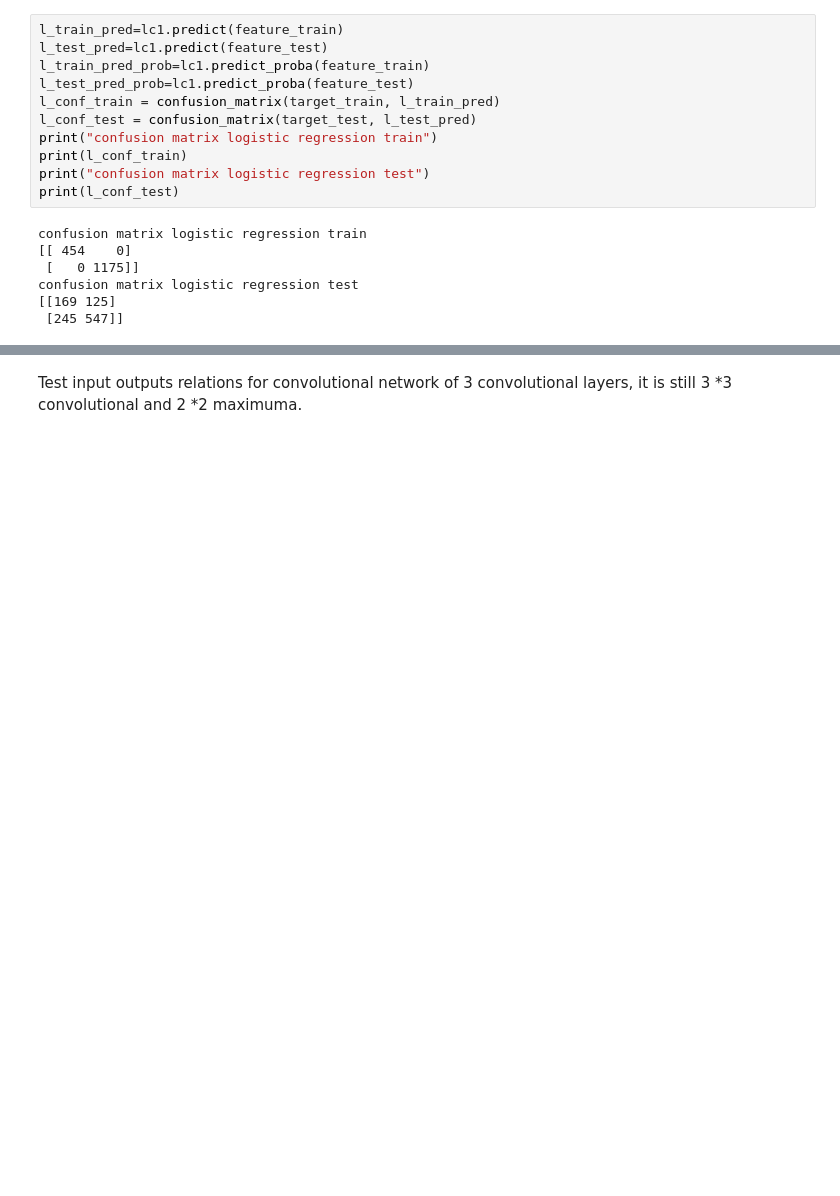
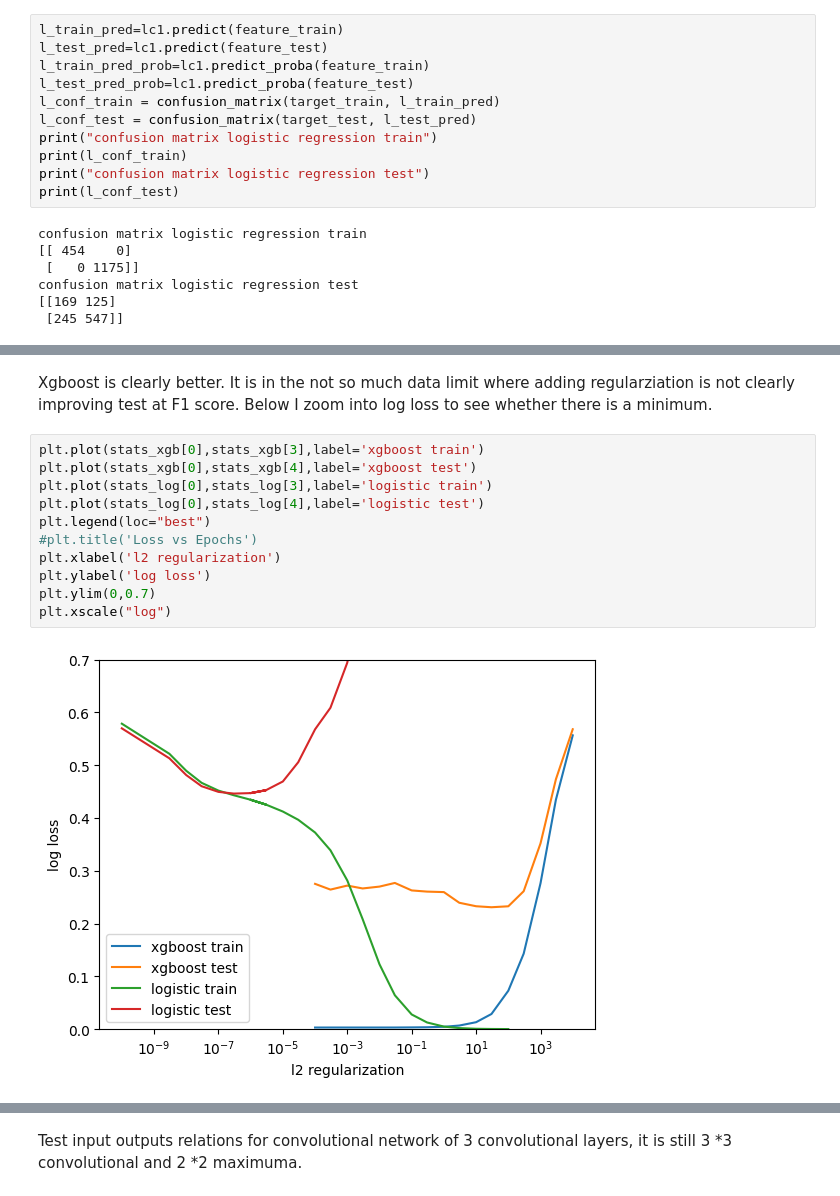
Before and after one commit to tkfritz/astro_images, a Jupyter notebook: galaxy_type_fit1.ipynb, the cells around one changed output, grey strips where cells are left out. Cells and saved outputs as stored; diff of their text form; blank space fills up the shorter version.

```diff
--- a/galaxy_type_fit1.ipynb
+++ b/galaxy_type_fit1.ipynb
@@ -444,0 +719,15 @@ Logistic works less good as xgboost and does not iprove much with more data.
+# %% [markdown]
+Xgboost is clearly better. It is in the not so much data limit where adding regularziation is not clearly improving test at F1 score. Below I zoom into log loss to see whether there is a minimum.
+# %%
+plt.plot(stats_xgb[0],stats_xgb[3],label='xgboost train')
+plt.plot(stats_xgb[0],stats_xgb[4],label='xgboost test')
+plt.plot(stats_log[0],stats_log[3],label='logistic train')
+plt.plot(stats_log[0],stats_log[4],label='logistic test')
+plt.legend(loc="best")
+#plt.title('Loss vs Epochs')
+plt.xlabel('l2 regularization')
+plt.ylabel('log loss')
+plt.ylim(0,0.7)
+plt.xscale("log")
+# %% [output]
+[figure, added]
```
Also changed, not shown: parts of 50 cells of this notebook.
